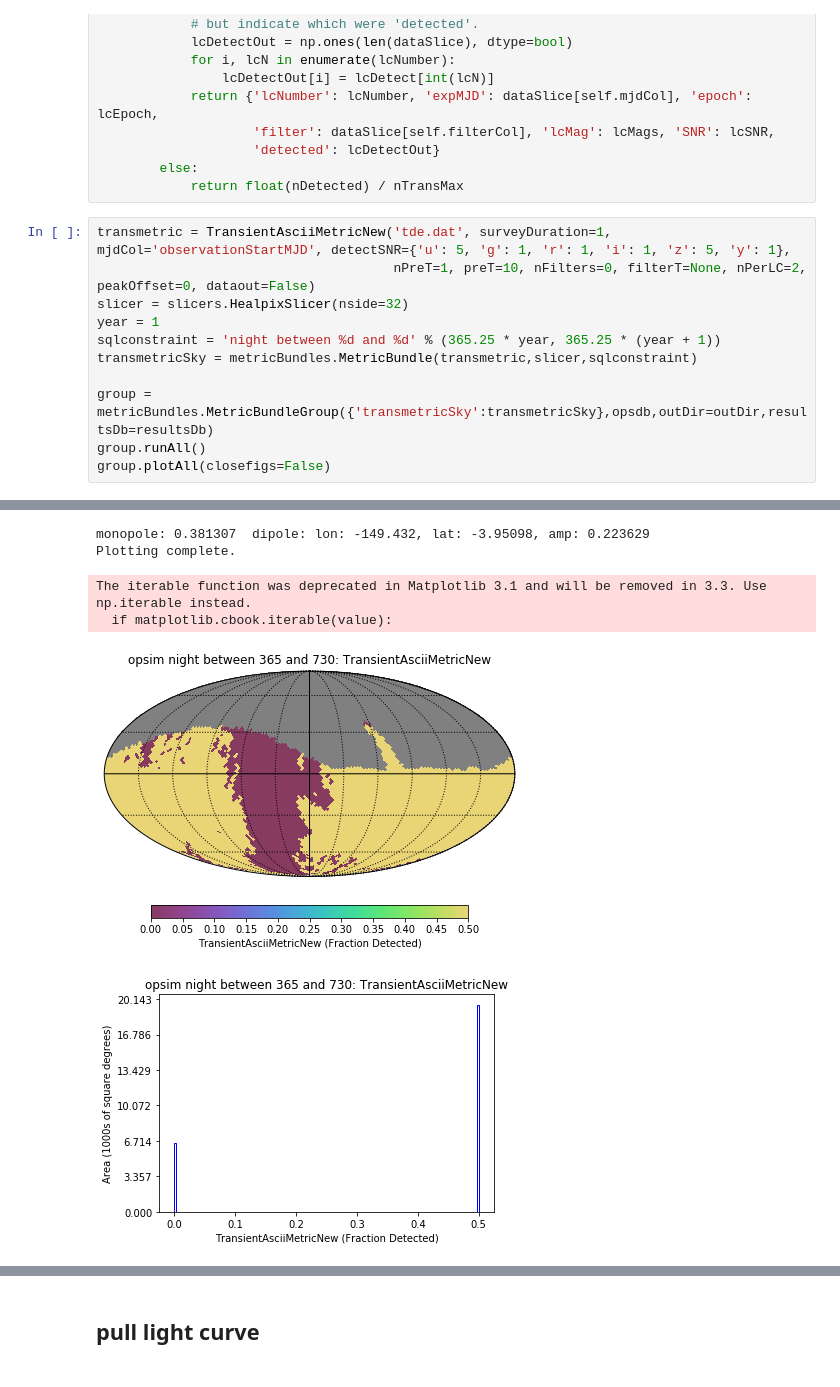
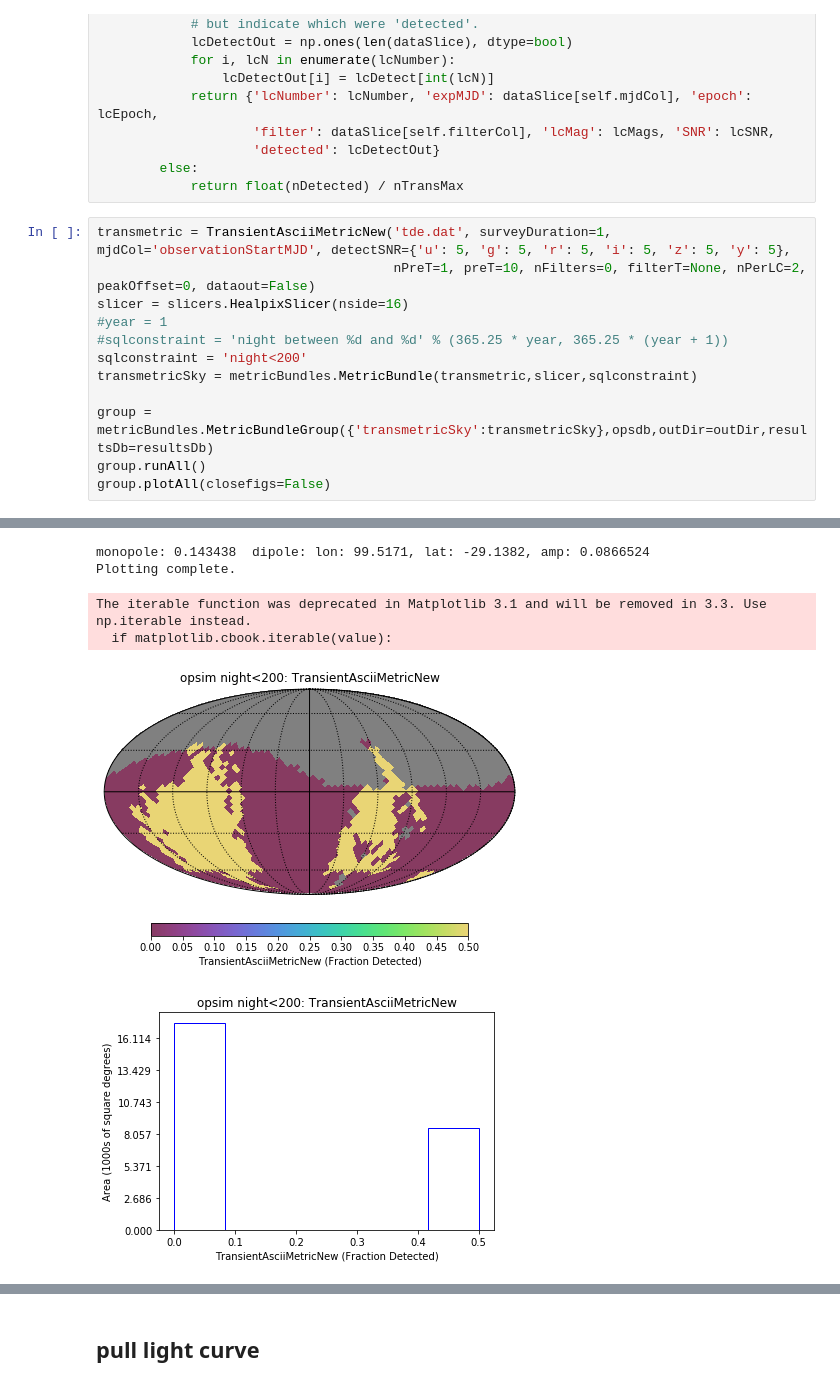
Before and after one commit to xiaolng/maf, a Jupyter notebook: TDEs.ipynb, the cells around one changed output, grey strips where cells are left out. Saved outputs shown, nothing was run; the diff lists cells and outputs as text.

```diff
--- a/TDEs.ipynb
+++ b/TDEs.ipynb
@@ -449,11 +449,12 @@ class TransientAsciiMetricNew(metrics.BaseMetric):
         else:
             return float(nDetected) / nTransMax
 # %%
-transmetric = TransientAsciiMetricNew('tde.dat', surveyDuration=1, mjdCol='observationStartMJD', detectSNR={'u': 5, 'g': 1, 'r': 1, 'i': 1, 'z': 5, 'y': 1},
+transmetric = TransientAsciiMetricNew('tde.dat', surveyDuration=1, mjdCol='observationStartMJD', detectSNR={'u': 5, 'g': 5, 'r': 5, 'i': 5, 'z': 5, 'y': 5},
                                       nPreT=1, preT=10, nFilters=0, filterT=None, nPerLC=2, peakOffset=0, dataout=False)
-slicer = slicers.HealpixSlicer(nside=32)
-year = 1
-sqlconstraint = 'night between %d and %d' % (365.25 * year, 365.25 * (year + 1))
+slicer = slicers.HealpixSlicer(nside=16)
+#year = 1
+#sqlconstraint = 'night between %d and %d' % (365.25 * year, 365.25 * (year + 1))
+sqlconstraint = 'night<200'
 transmetricSky = metricBundles.MetricBundle(transmetric,slicer,sqlconstraint)
 
 group = metricBundles.MetricBundleGroup({'transmetricSky':transmetricSky},opsdb,outDir=outDir,resultsDb=resultsDb)
@@ -472,14 +473,14 @@ Plotting figures with "night between 365 and 730" constraint now.
 The iterable function was deprecated in Matplotlib 3.1 and will be removed in 3.3. Use np.iterable instead.
   if matplotlib.cbook.iterable(value):
 The iterable function was deprecated in Matplotlib 3.1 and will be removed in 3.3. Use np.iterable instead.
   if matplotlib.cbook.iterable(value):
 The iterable function was deprecated in Matplotlib 3.1 and will be removed in 3.3. Use np.iterable instead.
   if matplotlib.cbook.iterable(value):
 The iterable function was deprecated in Matplotlib 3.1 and will be removed in 3.3. Use np.iterable instead.
   if matplotlib.cbook.iterable(value):
-monopole: 0.381307  dipole: lon: -149.432, lat: -3.95098, amp: 0.223629
+monopole: 0.143438  dipole: lon: 99.5171, lat: -29.1382, amp: 0.0866524
 Plotting complete.
 The iterable function was deprecated in Matplotlib 3.1 and will be removed in 3.3. Use np.iterable instead.
   if matplotlib.cbook.iterable(value):
-[figure, old version]
+[figure, new version]
-[figure, old version]
+[figure, new version]
```
Also changed, not shown: parts of 12 cells of this notebook.
